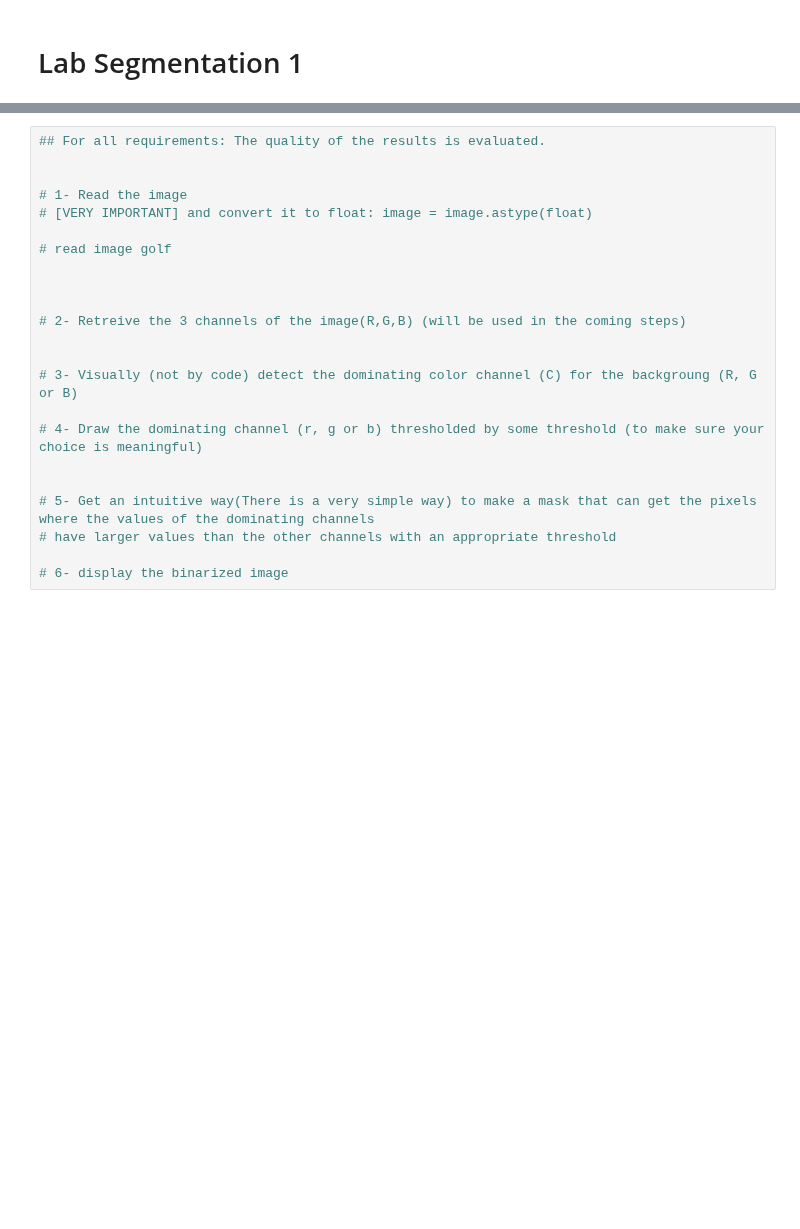
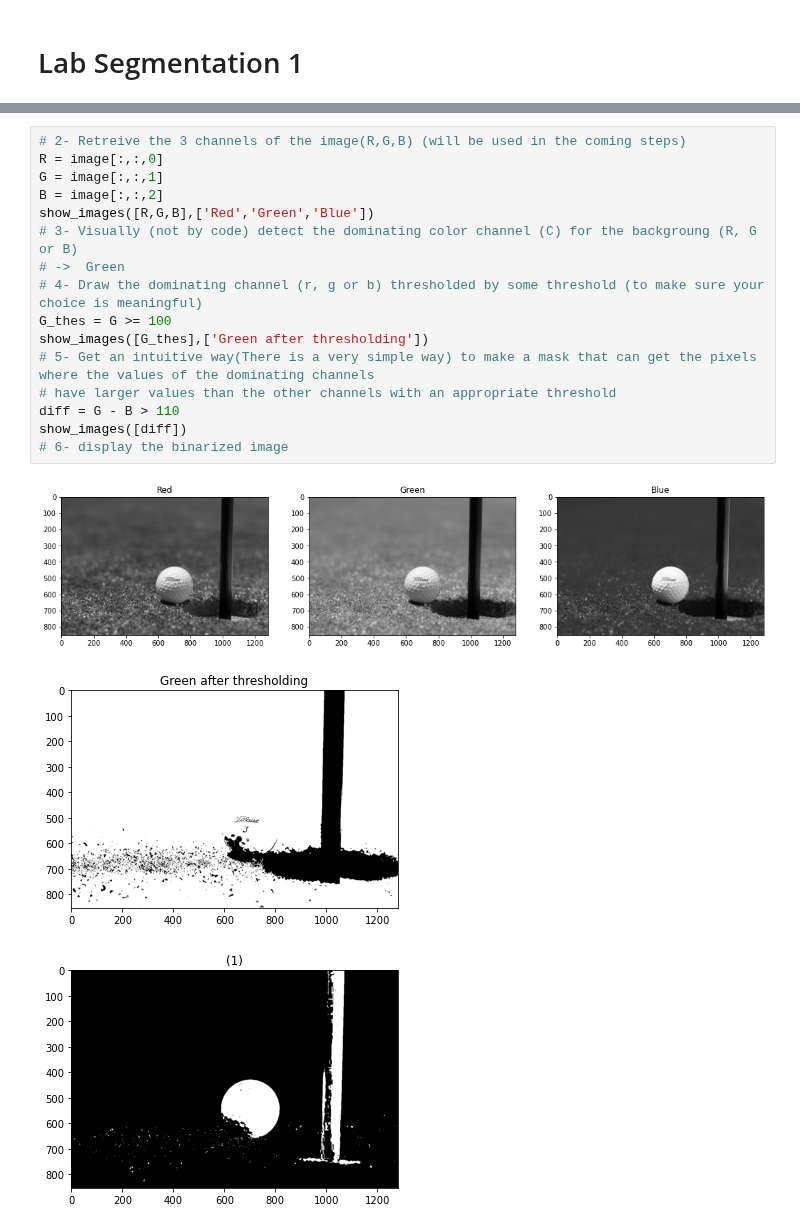
Before and after one commit to EngPeterAtef/ImageProcessing_Labs, a Jupyter notebook: Lab7_std/Lab_Seg_1_STD.ipynb, the cells around one changed output, grey strips where cells are left out. Drawn from its saved outputs; the diff is of its cells as text; blank space fills up the shorter version.

```diff
--- a/Lab7_std/Lab_Seg_1_STD.ipynb
+++ b/Lab7_std/Lab_Seg_1_STD.ipynb
@@ -8,23 +26,20 @@ from commonfunctions import *
 # %%
-## For all requirements: The quality of the results is evaluated.
-
-
-# 1- Read the image
-# [VERY IMPORTANT] and convert it to float: image = image.astype(float)
-
-# read image golf
-
-
-
 # 2- Retreive the 3 channels of the image(R,G,B) (will be used in the coming steps)
-
-
+R = image[:,:,0]
+G = image[:,:,1]
+B = image[:,:,2]
+show_images([R,G,B],['Red','Green','Blue'])
 # 3- Visually (not by code) detect the dominating color channel (C) for the backgroung (R, G or B)
-
+# ->  Green
 # 4- Draw the dominating channel (r, g or b) thresholded by some threshold (to make sure your choice is meaningful)
-
-
+G_thes = G >= 100
+show_images([G_thes],['Green after thresholding'])
 # 5- Get an intuitive way(There is a very simple way) to make a mask that can get the pixels where the values of the dominating channels
 # have larger values than the other channels with an appropriate threshold
-
+diff = G - B > 110
+show_images([diff])
 # 6- display the binarized image
+# %% [output]
+[figure, added]
+[figure, added]
+[figure, added]
```
Also changed, not shown: parts of 6 cells of this notebook, 4 other files.
